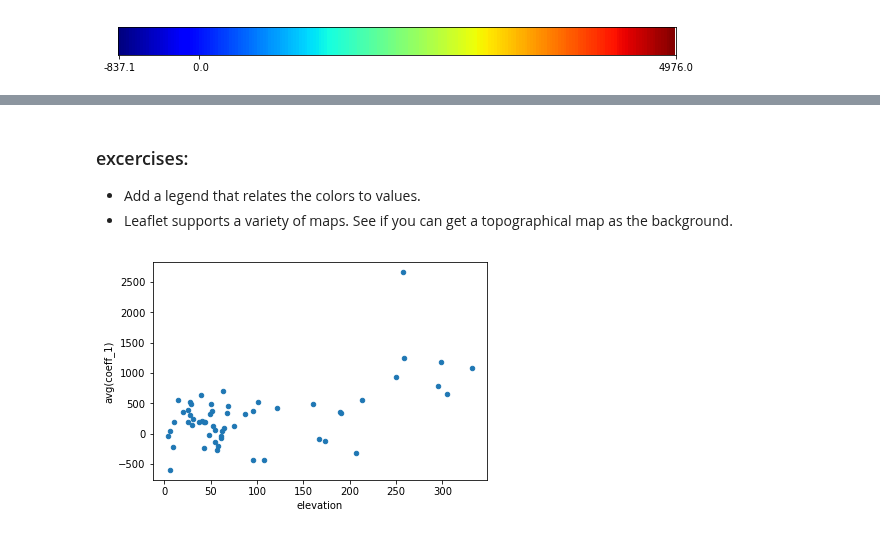
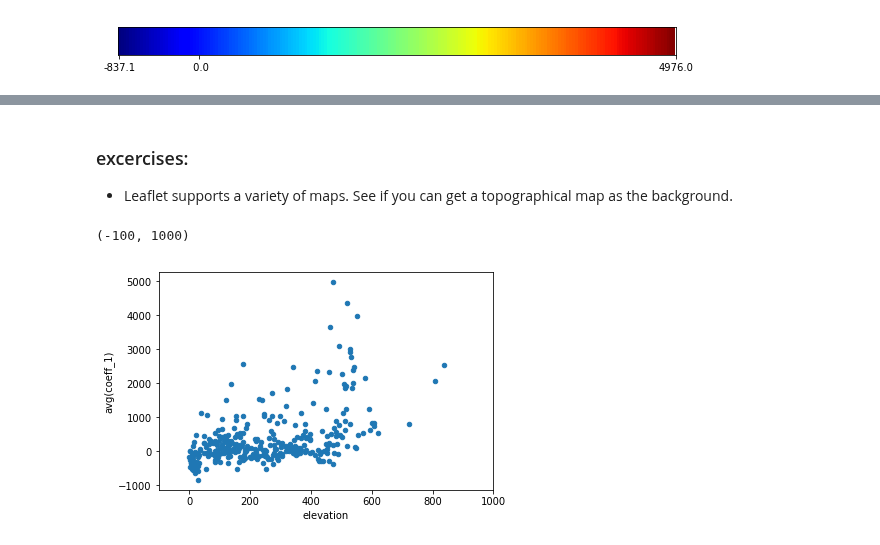
Before and after one commit to ucsd-edx/edX-Micro-Master-in-Data-Science, a Jupyter notebook: big-data-analytics-using-spark/notebooks/Section2-PCA/PCA/5. maps using iPyLeaflet.ipynb, the cells around one changed output, grey strips where cells are left out. Drawn from its saved outputs; the diff is of its cells as text; code cells hidden in the pictures.

```diff
--- a/big-data-analytics-using-spark/notebooks/Section2-PCA/PCA/5. maps using iPyLeaflet.ipynb
+++ b/big-data-analytics-using-spark/notebooks/Section2-PCA/PCA/5. maps using iPyLeaflet.ipynb
@@ -100,7 +102,7 @@ only showing top 2 rows
 #extract longitude and latitude for each station
 feature='coeff_1'
 sqlContext.registerDataFrameAsTable(df,'weather')
-Query="SELECT station, latitude,longitude,elevation,%s FROM weather"%feature
+Query="SELECT station, latitude,longitude,elevation,Dist_coast,%s FROM weather"%feature
 print(Query)
 df1 = sqlContext.sql(Query)
 df1.show(4)
@@ -117,6 +119,6 @@ SELECT station, latitude,longitude,elevation,coeff_1 FROM weather
 only showing top 4 rows
 # %%
-df2=df1.groupby(['station','latitude','longitude','elevation']).agg({"station": "count", feature: "mean"})
+df2=df1.groupby(['station','latitude','longitude','elevation','Dist_coast']).agg({"station": "count", feature: "mean"})
 pdf=df2.toPandas()
 pdf.sort_values(by=['station'],inplace=True)
 pdf.head(2)
@@ -202,10 +195,11 @@ m
 [interactive output not drawn]
 # %% [markdown]
 ### excercises:
-* Add a legend that relates the colors to values.
 * Leaflet supports a variety of maps. See if you can get a topographical map as the background.
 # %%
 
 pdf.plot.scatter(x='elevation',y='avg(coeff_1)');
+xlim([-100,1000])
 # %% [output]
+(-100, 1000)
-[figure, old version]
+[figure, new version]
```
Also changed, not shown: parts of 8 cells of this notebook, 11 other files.
